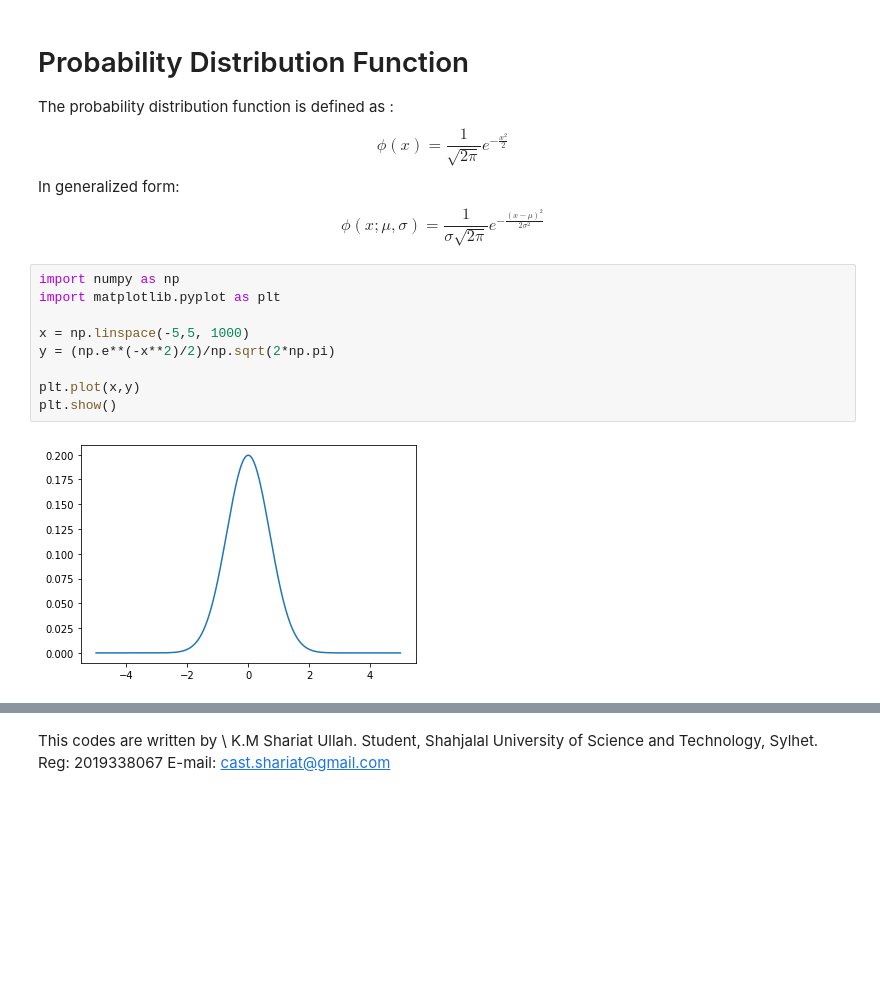
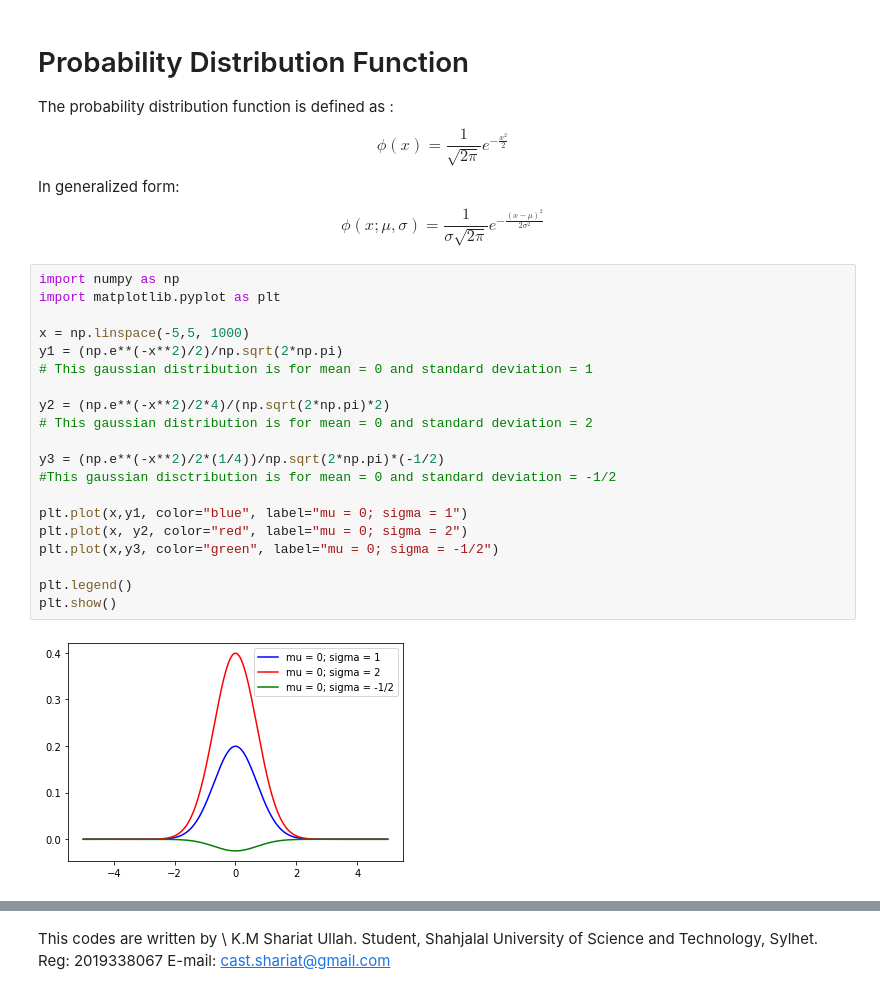
Before and after one commit to kmshariat/signal, a Jupyter notebook: Normal_Distribution.ipynb, the cells around one changed output, grey strips where cells are left out. Drawn from its saved outputs; the diff is of its cells as text; blank space fills up the shorter version.

```diff
--- a/Normal_Distribution.ipynb
+++ b/Normal_Distribution.ipynb
@@ -6,14 +6,25 @@ The probability distribution function is defined as :
 $$\phi(x) = \frac{1}{\sqrt{2\pi}}e^{-\frac{x^2}{2}}$$
 In generalized form:
 $$\phi(x; \mu, \sigma) = \frac{1}{\sigma\sqrt{2\pi}}e^{-\frac{(x-\mu)^2}{2\sigma^2}}$$
-# %%
-import numpy as np
-import matplotlib.pyplot as plt
-
-x = np.linspace(-5,5, 1000)
-y = (np.e**(-x**2)/2)/np.sqrt(2*np.pi)
-
-plt.plot(x,y)
-plt.show()
-# %% [output]
-[figure, removed]
+# %%
+import numpy as np
+import matplotlib.pyplot as plt
+
+x = np.linspace(-5,5, 1000)
+y1 = (np.e**(-x**2)/2)/np.sqrt(2*np.pi)
+# This gaussian distribution is for mean = 0 and standard deviation = 1
+
+y2 = (np.e**(-x**2)/2*4)/(np.sqrt(2*np.pi)*2)
+# This gaussian distribution is for mean = 0 and standard deviation = 2
+
+y3 = (np.e**(-x**2)/2*(1/4))/np.sqrt(2*np.pi)*(-1/2)
+#This gaussian disctribution is for mean = 0 and standard deviation = -1/2
+
+plt.plot(x,y1, color="blue", label="mu = 0; sigma = 1")
+plt.plot(x, y2, color="red", label="mu = 0; sigma = 2")
+plt.plot(x,y3, color="green", label="mu = 0; sigma = -1/2")
+
+plt.legend()
+plt.show()
+# %% [output]
+[figure, added]
```
Also changed, not shown: parts of 1 cell of this notebook.
